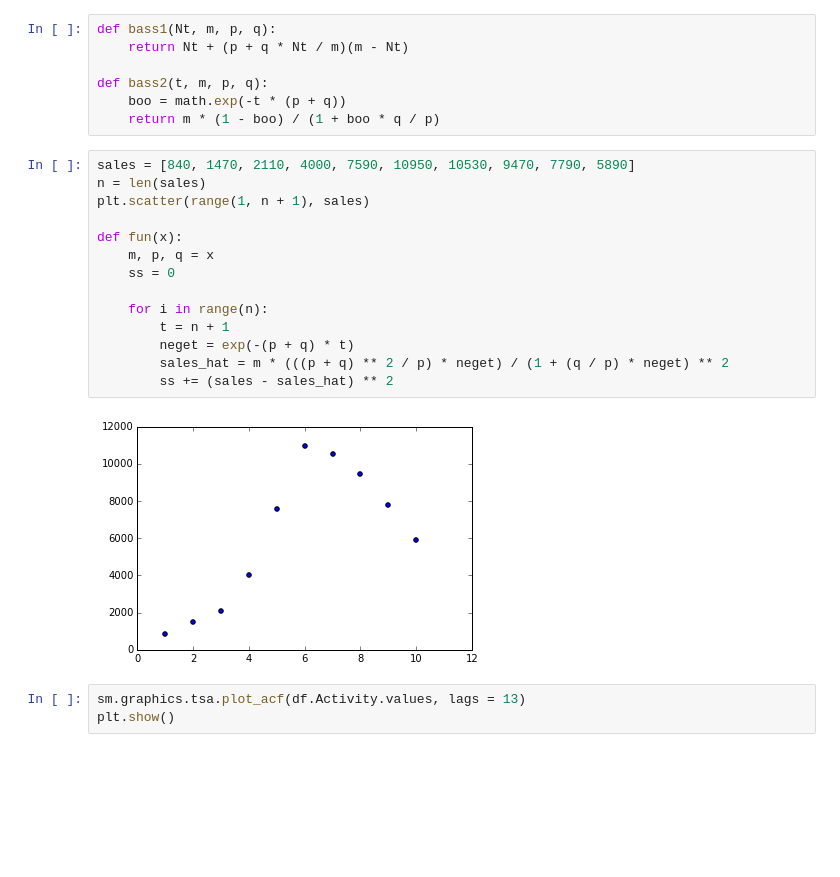
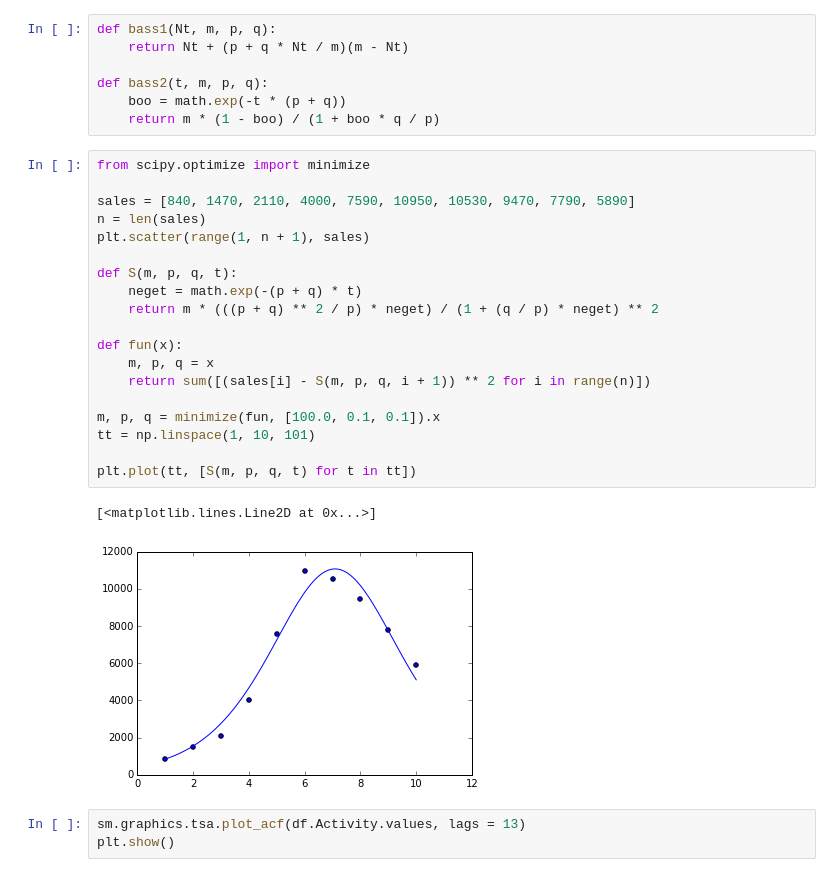
Before and after one commit to gregclinton/murphy, a Jupyter notebook: tsa.ipynb, the cells around one changed output. Cells and saved outputs as stored; diff of their text form; blank space fills up the shorter version.

```diff
--- a/tsa.ipynb
+++ b/tsa.ipynb
@@ -16,21 +16,27 @@ def bass2(t, m, p, q):
     boo = math.exp(-t * (p + q))
     return m * (1 - boo) / (1 + boo * q / p)
 # %%
+from scipy.optimize import minimize
+
 sales = [840, 1470, 2110, 4000, 7590, 10950, 10530, 9470, 7790, 5890]
 n = len(sales)
 plt.scatter(range(1, n + 1), sales)
 
+def S(m, p, q, t):
+    neget = math.exp(-(p + q) * t)
+    return m * (((p + q) ** 2 / p) * neget) / (1 + (q / p) * neget) ** 2
+
 def fun(x):
     m, p, q = x
-    ss = 0
+    return sum([(sales[i] - S(m, p, q, i + 1)) ** 2 for i in range(n)])
 
-    for i in range(n):
-        t = n + 1
-        neget = exp(-(p + q) * t)
-        sales_hat = m * (((p + q) ** 2 / p) * neget) / (1 + (q / p) * neget) ** 2
-        ss += (sales - sales_hat) ** 2
+m, p, q = minimize(fun, [100.0, 0.1, 0.1]).x
+tt = np.linspace(1, 10, 101)
+
+plt.plot(tt, [S(m, p, q, t) for t in tt])
 # %% [output]
+[<matplotlib.lines.Line2D at 0x...>]
-[figure, old version]
+[figure, new version]
 # %%
 sm.graphics.tsa.plot_acf(df.Activity.values, lags = 13)
 plt.show()
```
